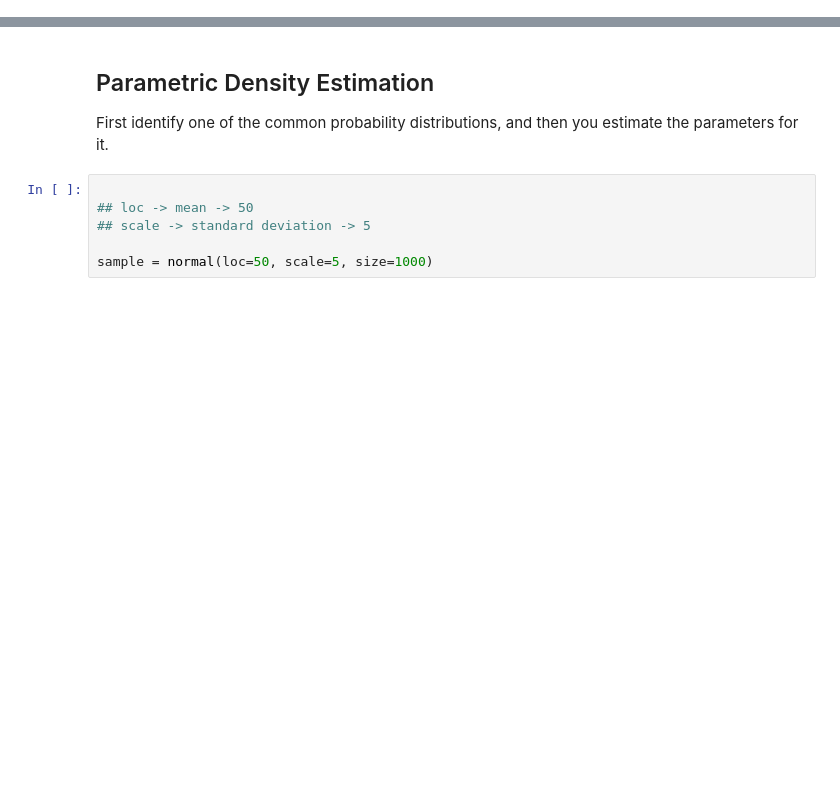
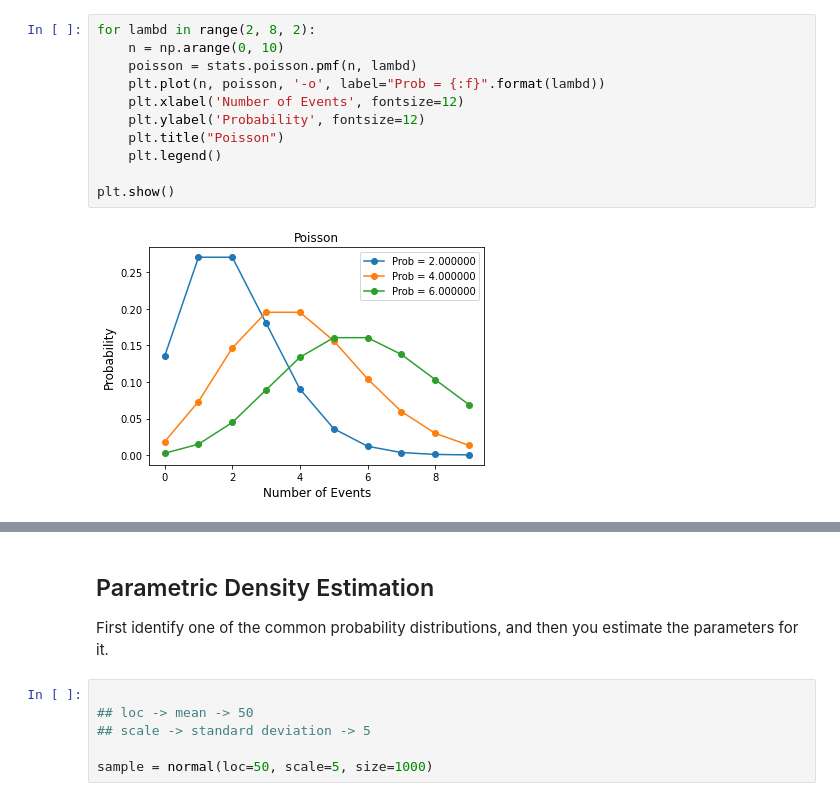
Before and after one commit to rcalix1/ProbabilityDensityFunctionsFromNeuralNets, a Jupyter notebook: PDFestimationKDE.ipynb, the cells around one changed output, grey strips where cells are left out. Cells and saved outputs as stored; diff of their text form; blank space fills up the shorter version.

```diff
--- a/PDFestimationKDE.ipynb
+++ b/PDFestimationKDE.ipynb
@@ -50,0 +93,13 @@ torch.set_printoptions(sci_mode=False)
+# %%
+for lambd in range(2, 8, 2):
+    n = np.arange(0, 10)
+    poisson = stats.poisson.pmf(n, lambd)
+    plt.plot(n, poisson, '-o', label="Prob = {:f}".format(lambd))
+    plt.xlabel('Number of Events', fontsize=12)
+    plt.ylabel('Probability', fontsize=12)
+    plt.title("Poisson")
+    plt.legend()
+
+plt.show()
+# %% [output]
+[figure, added]
```
Also changed, not shown: parts of 19 cells of this notebook.
